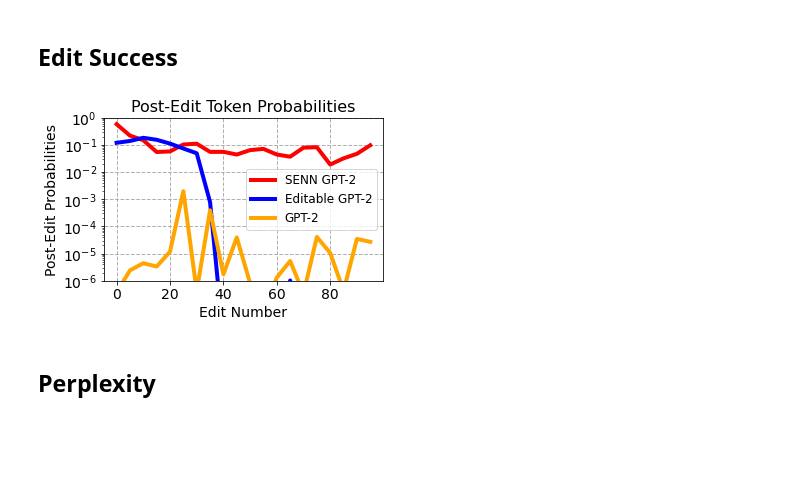
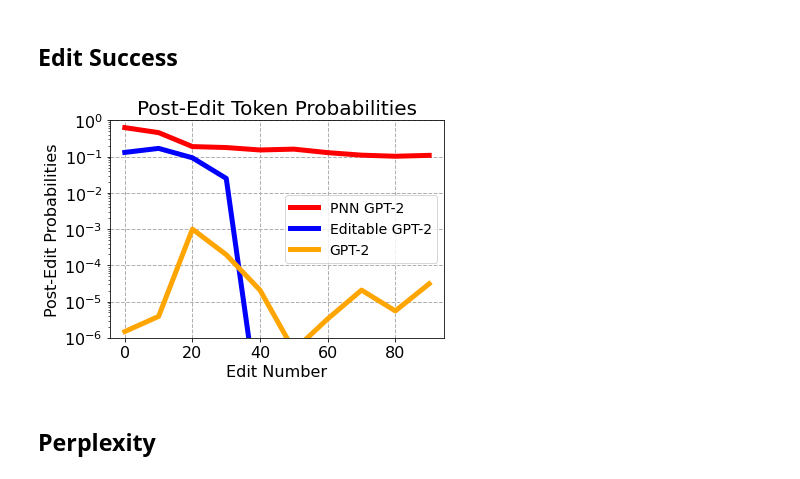
Before and after one commit to spencerbraun/editable_nlp, a Jupyter notebook: plots/Evaluation_Plots.ipynb, the cells around one changed output. Drawn from its saved outputs; the diff is of its cells as text; code cells hidden in the pictures; blank space fills up the shorter version.

Commit message:
Changed plotting for ACL workshop figures.

```diff
--- a/plots/Evaluation_Plots.ipynb
+++ b/plots/Evaluation_Plots.ipynb
@@ -9,11 +9,10 @@ import matplotlib.pyplot as plt
 import numpy as np
 import pandas as pd
 # %%
+senn20_100 = pd.read_csv(
+    "../eval/edit_success_20210507.09.05.1620405875_self_sample_epoch0_ts20000.2021-05-06_16-10-02")
 senn5_100 = pd.read_csv(
-    "../eval/edit_success_20210504.20.05.1620184442_self_sample_epoch0_ts20000.20210504.14.05.1620163492")
-senn_100 = pd.read_csv(
     "../eval/edit_success_20210506.15.05.1620341250_self_sample_epoch0_ts20000.20210506.11.05.1620325608")
-    #"../eval/edit_success_20210505.14.05.1620250646_self_sample_epoch0_ts15000.20210504.23.05.1620194765")
 model_100 = pd.read_csv(
     "../eval/edit_success_20210425.20.04.1619408171_self_sample_epoch0_ts10000.20210419.14.04.1618869292")
 gpt_100 = pd.read_csv(
@@ -21,18 +20,18 @@ gpt_100 = pd.read_csv(
 # %% [markdown]
 ## Edit Success
 # %%
-spacing = 5
+spacing = 10
 spacing_function = lambda x: int(x /spacing) * spacing
 n_vis = 100
 filter_query = f'edit_step == 1 and edit_number < {n_vis}'
 
-senn_100['grouping'] = (
-    senn_100
+senn20_100['grouping'] = (
+    senn20_100
     .edit_number
     .apply(spacing_function)
 )
 ax=(
-    senn_100
+    senn20_100
     .query(filter_query)
     .groupby("grouping")
     .logits
@@ -40,10 +39,31 @@ ax=(
     .reset_index()
     .plot(
         kind='line', x="grouping",y="logits",
-        color='red', linewidth=4, figsize=(10,7),
-        label="SENN GPT-2"
+        color='red', linewidth=5, figsize=(6,4),
+        label="PNN GPT-2"
     )
 )
+
+"""
+senn5_100['grouping'] = (
+    senn5_100
+    .edit_number
+    .apply(spacing_function)
+)
+(
+    senn5_100
+    .query(filter_query)
+    .groupby("grouping")
+    .logits
+    .apply(lambda x: np.mean(np.exp(x)))
+    .reset_index()
+    .plot(
+        kind='line', x="grouping",y="logits",
+        color='gray', linewidth=4, figsize=(10,7),
+        label="SENN(5) GPT-2", ax=ax
+    )
+)
+"""
 
 model_100['grouping'] = (
     model_100
@@ -59,44 +79,43 @@ model_100['grouping'] = (
     .reset_index()
     .plot(
         kind='line', x="grouping",y="logits",
-        color='blue', linewidth=4, figsize=(10,7),
+        color='blue', linewidth=5, figsize=(6,4),
         label="Editable GPT-2", ax=ax
     )
 )
-
 
 gpt_100['grouping'] = (
     gpt_100
     .edit_number
     .apply(spacing_function)
 )
 (
     gpt_100
     .query(filter_query)
     .groupby("grouping")
     .logits
     .apply(lambda x: np.mean(np.exp(x)))
     .reset_index()
     .plot(
         kind='line', x="grouping",y="logits",
-        color='orange', linewidth=4, figsize=(5,3),
+        color='orange', linewidth=5, figsize=(6,4),
         label="GPT-2", ax=ax
     )
 )
 
-plt.xlabel("Edit Number", fontsize=14)
-plt.xticks(fontsize=14)
-plt.ylabel("Post-Edit Probabilities", fontsize=14)
-plt.yticks(fontsize=14)
+plt.xlabel("Edit Number", fontsize=16)
+plt.xticks(fontsize=16)
+plt.ylabel("Post-Edit Probabilities", fontsize=16)
+plt.yticks(fontsize=16)
 # plt.ylim(-0.01,1)
 plt.yscale("log")
 plt.ylim(1e-6,1)
-plt.title("Post-Edit Token Probabilities", fontsize=16)
-plt.legend(fontsize=12)
+plt.title("Post-Edit Token Probabilities", fontsize=20)
+plt.legend(fontsize=14)
 plt.grid(linestyle='--', linewidth=1)
 plt.savefig('edit_success.png', bbox_inches='tight', facecolor="#ffffff")
 # %% [output]
-[figure, old version]
+[figure, new version]
 # %% [markdown]
 ## Perplexity
 # %%
```
Also changed, not shown: parts of 2 cells of this notebook, 3 other files.
